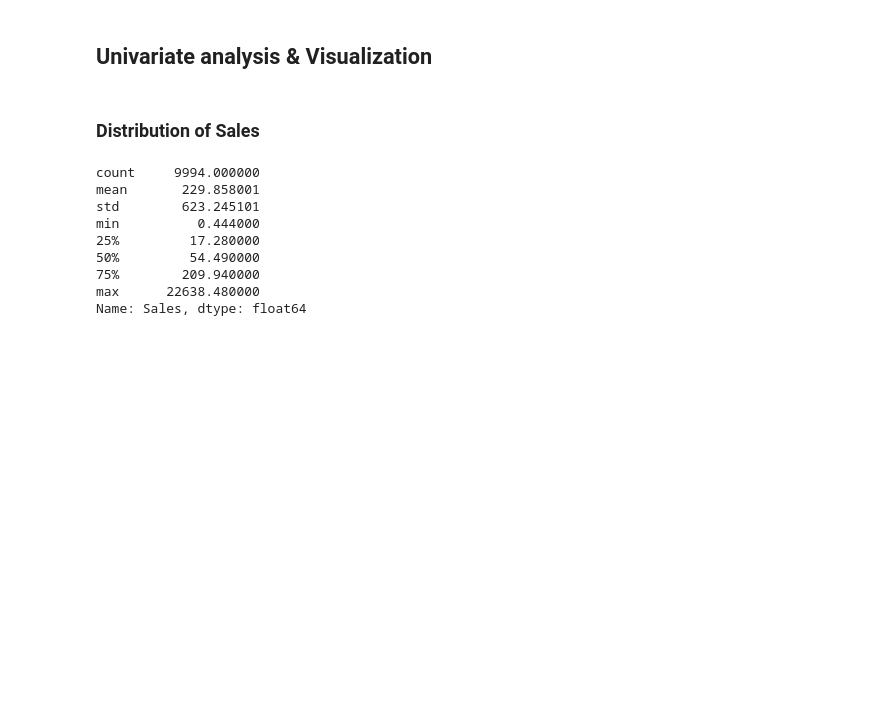
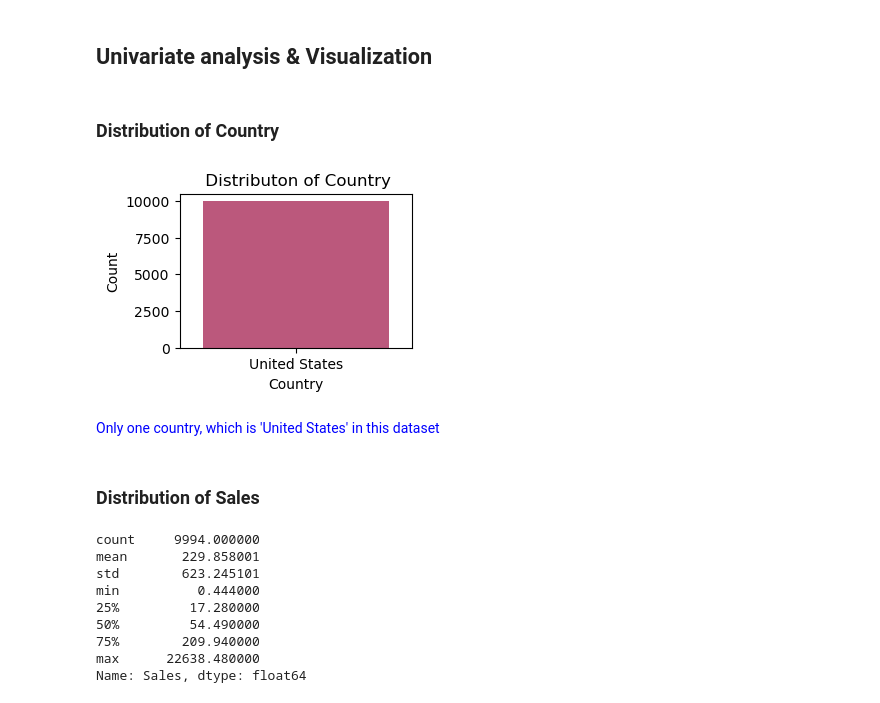
Before and after one commit to hennypurwadi/771951_Dataset_Analysis, a Jupyter notebook: 202370140.ipynb, the cells around one changed output. Drawn from its saved outputs; the diff is of its cells as text; code cells hidden in the pictures; blank space fills up the shorter version.

```diff
--- a/202370140.ipynb
+++ b/202370140.ipynb
@@ -2520,7 +2520,22 @@ dtype: object
 # %% [markdown]
 ## Univariate analysis & Visualization
 # %% [markdown]
-### Distribution of Sales
+### Distribution of Country
+# %%
+country_counts = df1['Country'].value_counts()
+plt.figure(figsize=(3, 2))
+sns.countplot(data=df1, x='Country', palette='plasma')
+plt.title(' Distributon of Country')
+plt.xlabel('Country')
+plt.ylabel('Count')
+plt.xticks(rotation=0)
+plt.show()
+# %% [output]
+[figure, added]
+# %% [markdown]
+<span style="color: blue;">Only one country, which is 'United States' in this dataset</span>
+# %% [markdown]
+### Distribution of Sales
 # %%
 sales_stats = df1['Sales'].describe()
 sales_stats
```
Also changed, not shown: parts of 19 cells of this notebook, 1 other file.
